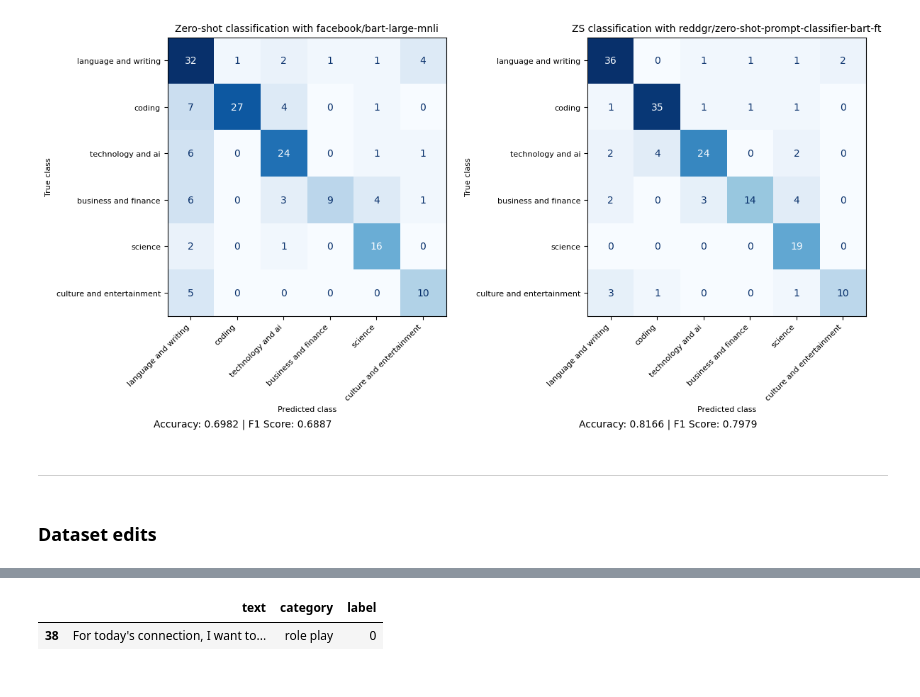
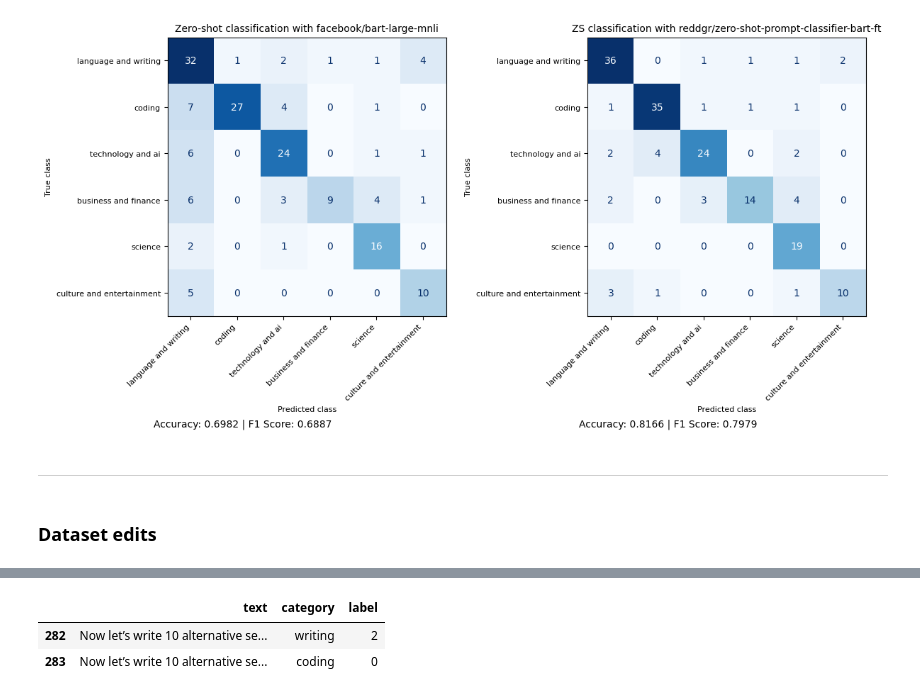
Before and after one commit to reddgr/zero-shot-text-classification, a Jupyter notebook: 02-zero-shot-prompt-classifier-tests.ipynb, the cells around one changed output, grey strips where cells are left out. Saved outputs shown, nothing was run; the diff lists cells and outputs as text; code cells hidden in the pictures.

```diff
--- a/02-zero-shot-prompt-classifier-tests.ipynb
+++ b/02-zero-shot-prompt-classifier-tests.ipynb
@@ -429,7 +429,8 @@ Entailments examples:
 # %%
-text = "recommend a book I read, which I believe people"
+text = "write 10 alternative sentences to this"
 test_dataset_df[test_dataset_df['text'].str.contains(text)]
 # %% [output]
 |  | text | category | label |
-| 38 | For today's connection, I want to... | role play | 0 |
+| 282 | Now let’s write 10 alternative se... | writing | 2 |
+| 283 | Now let’s write 10 alternative se... | coding | 0 |
 # %%
```
Also changed, not shown: parts of 6 cells of this notebook, 4 other files.
